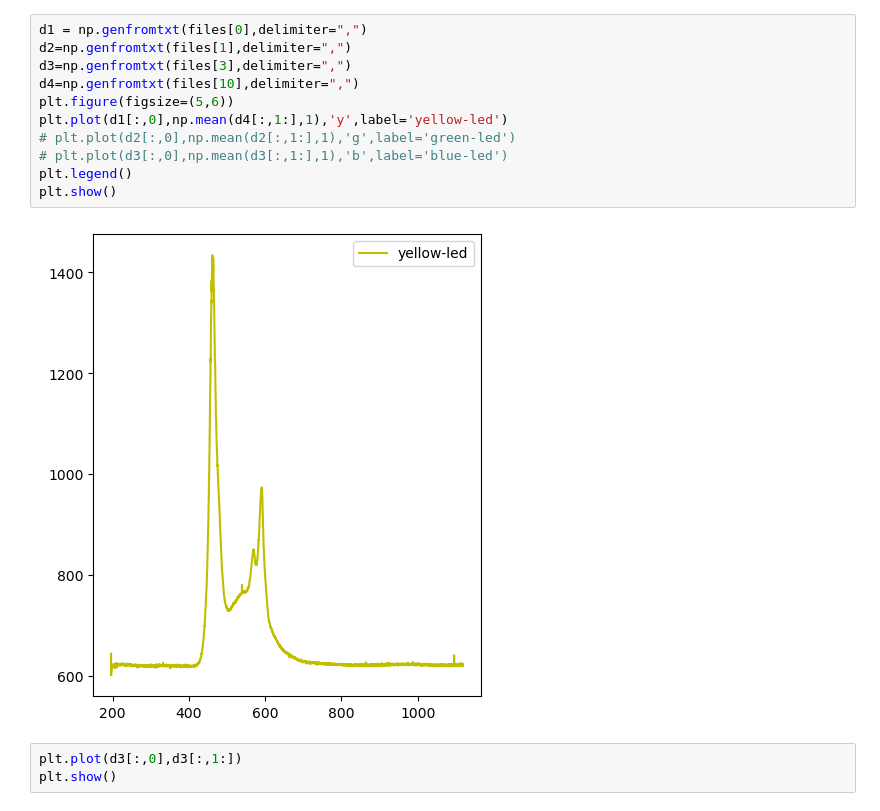
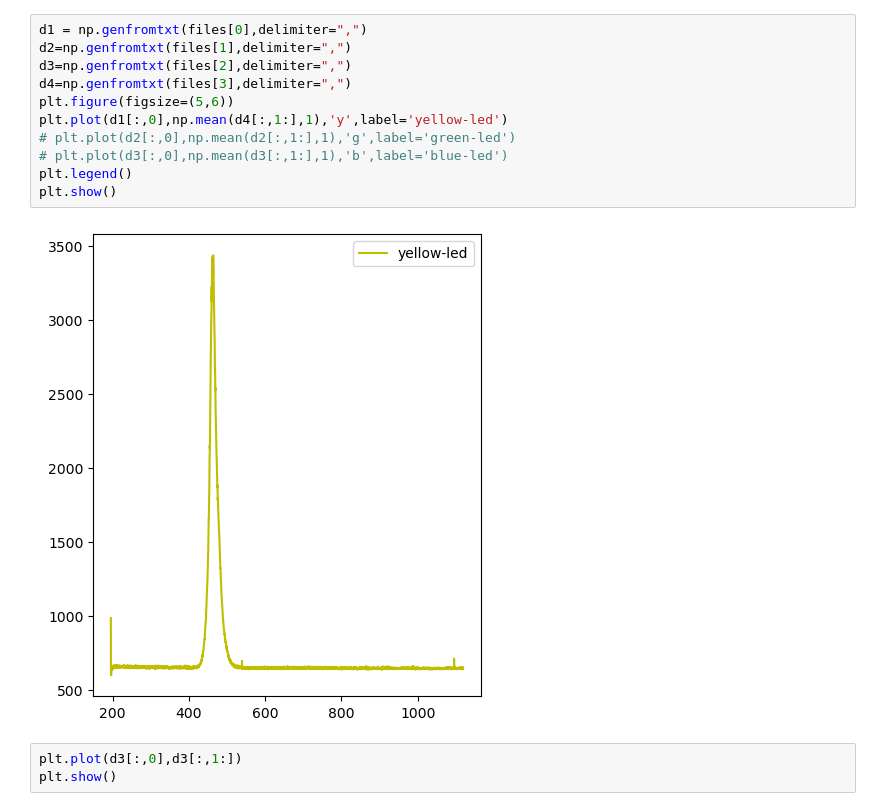
Before and after one commit to NanophotonIICOs/iico-spectra, a Jupyter notebook: notebooks/hr4000.ipynb, the cells around one changed output. Saved outputs shown, nothing was run; the diff lists cells and outputs as text.

```diff
--- a/notebooks/hr4000.ipynb
+++ b/notebooks/hr4000.ipynb
@@ -21,16 +9,16 @@ files
 # %%
 d1 = np.genfromtxt(files[0],delimiter=",")
 d2=np.genfromtxt(files[1],delimiter=",")
-d3=np.genfromtxt(files[3],delimiter=",")
-d4=np.genfromtxt(files[10],delimiter=",")
+d3=np.genfromtxt(files[2],delimiter=",")
+d4=np.genfromtxt(files[3],delimiter=",")
 plt.figure(figsize=(5,6))
 plt.plot(d1[:,0],np.mean(d4[:,1:],1),'y',label='yellow-led')
 # plt.plot(d2[:,0],np.mean(d2[:,1:],1),'g',label='green-led')
 # plt.plot(d3[:,0],np.mean(d3[:,1:],1),'b',label='blue-led')
 plt.legend()
 plt.show()
 # %% [output]
-[figure, old version]
+[figure, new version]
 # %%
 plt.plot(d3[:,0],d3[:,1:])
 plt.show()
```
Also changed, not shown: parts of 1 cell of this notebook, 6 other files.
